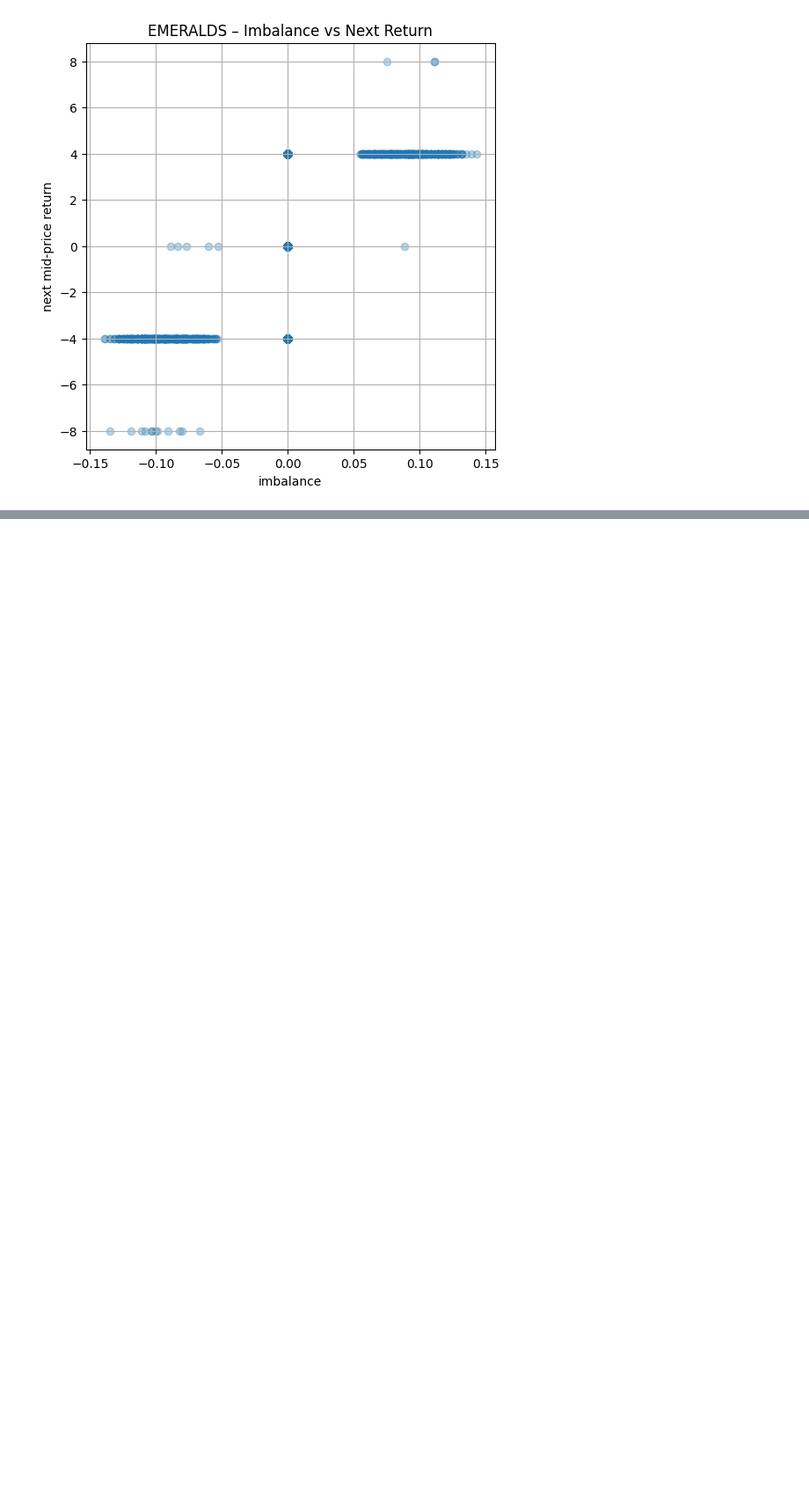
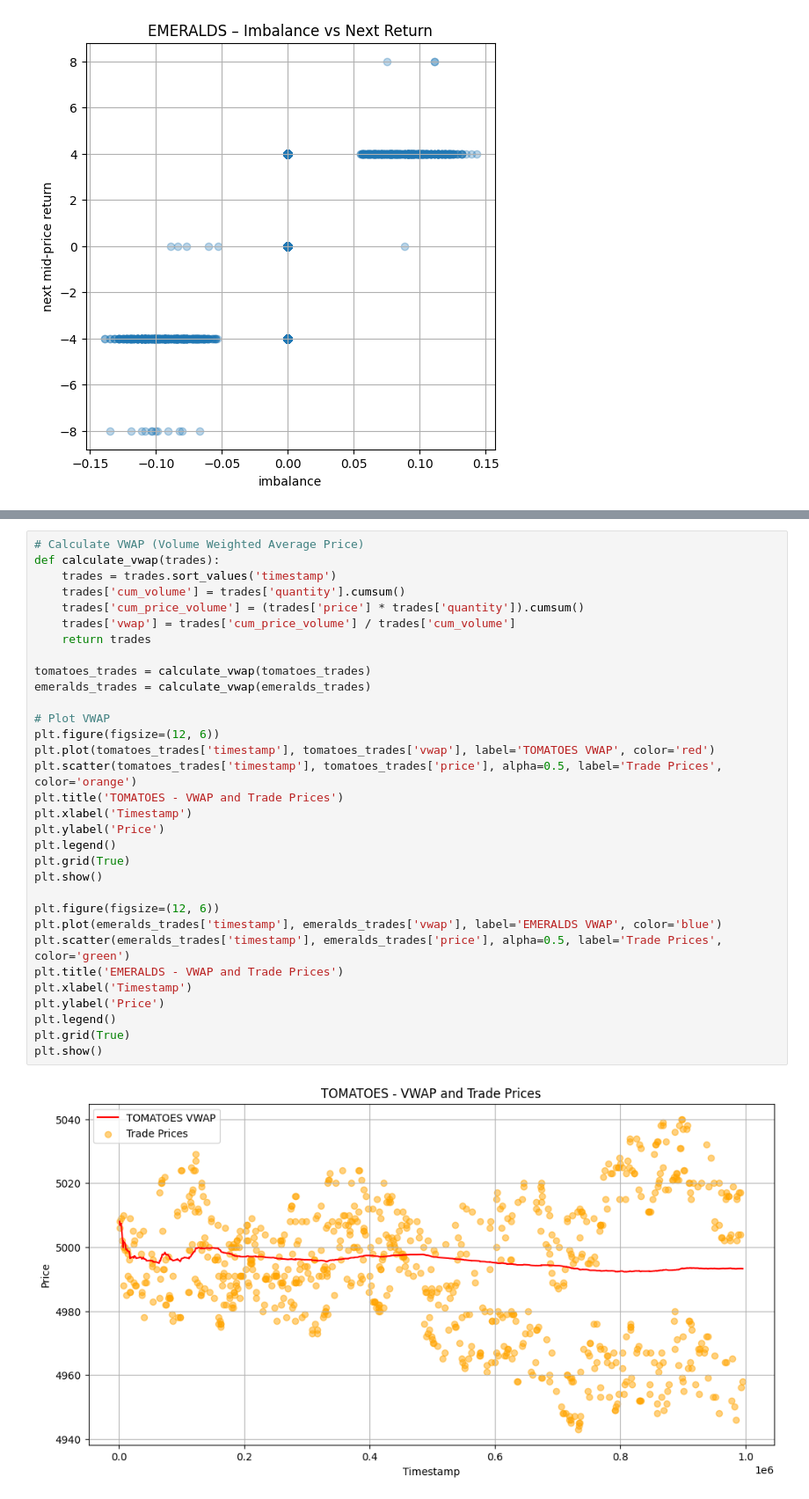
Before and after one commit to dzhan111/imc-prosperity, a Jupyter notebook: eda-tutorial.ipynb, the cells around one changed output, grey strips where cells are left out. Shown at 88% size. Cells and saved outputs as stored; diff of their text form; blank space fills up the shorter version.

```diff
--- a/eda-tutorial.ipynb
+++ b/eda-tutorial.ipynb
@@ -141,0 +217,34 @@ plt.show()
+# %%
+# Calculate VWAP (Volume Weighted Average Price)
+def calculate_vwap(trades):
+    trades = trades.sort_values('timestamp')
+    trades['cum_volume'] = trades['quantity'].cumsum()
+    trades['cum_price_volume'] = (trades['price'] * trades['quantity']).cumsum()
+    trades['vwap'] = trades['cum_price_volume'] / trades['cum_volume']
+    return trades
+
+tomatoes_trades = calculate_vwap(tomatoes_trades)
+emeralds_trades = calculate_vwap(emeralds_trades)
+
+# Plot VWAP
+plt.figure(figsize=(12, 6))
+plt.plot(tomatoes_trades['timestamp'], tomatoes_trades['vwap'], label='TOMATOES VWAP', color='red')
+plt.scatter(tomatoes_trades['timestamp'], tomatoes_trades['price'], alpha=0.5, label='Trade Prices', color='orange')
+plt.title('TOMATOES - VWAP and Trade Prices')
+plt.xlabel('Timestamp')
+plt.ylabel('Price')
+plt.legend()
+plt.grid(True)
+plt.show()
+
+plt.figure(figsize=(12, 6))
+plt.plot(emeralds_trades['timestamp'], emeralds_trades['vwap'], label='EMERALDS VWAP', color='blue')
+plt.scatter(emeralds_trades['timestamp'], emeralds_trades['price'], alpha=0.5, label='Trade Prices', color='green')
+plt.title('EMERALDS - VWAP and Trade Prices')
+plt.xlabel('Timestamp')
+plt.ylabel('Price')
+plt.legend()
+plt.grid(True)
+plt.show()
+# %% [output]
+[figure, added]
```
Also changed, not shown: parts of 6 cells of this notebook, 4 other files.
